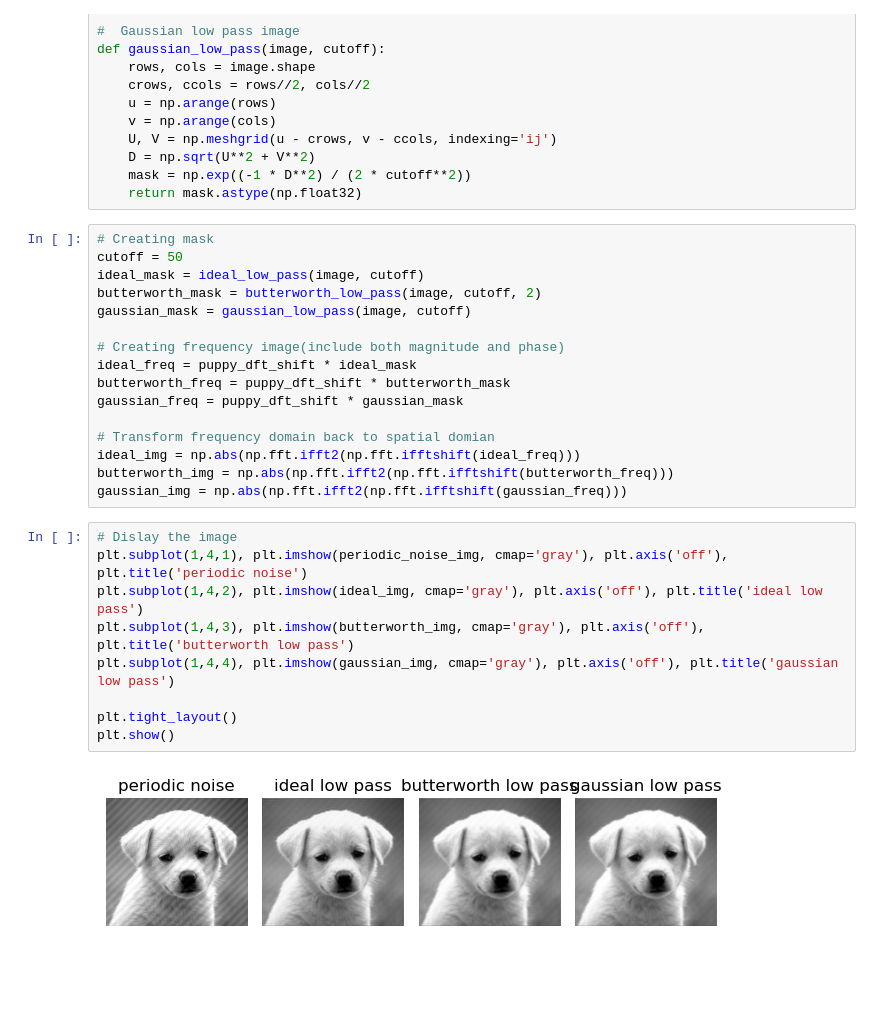
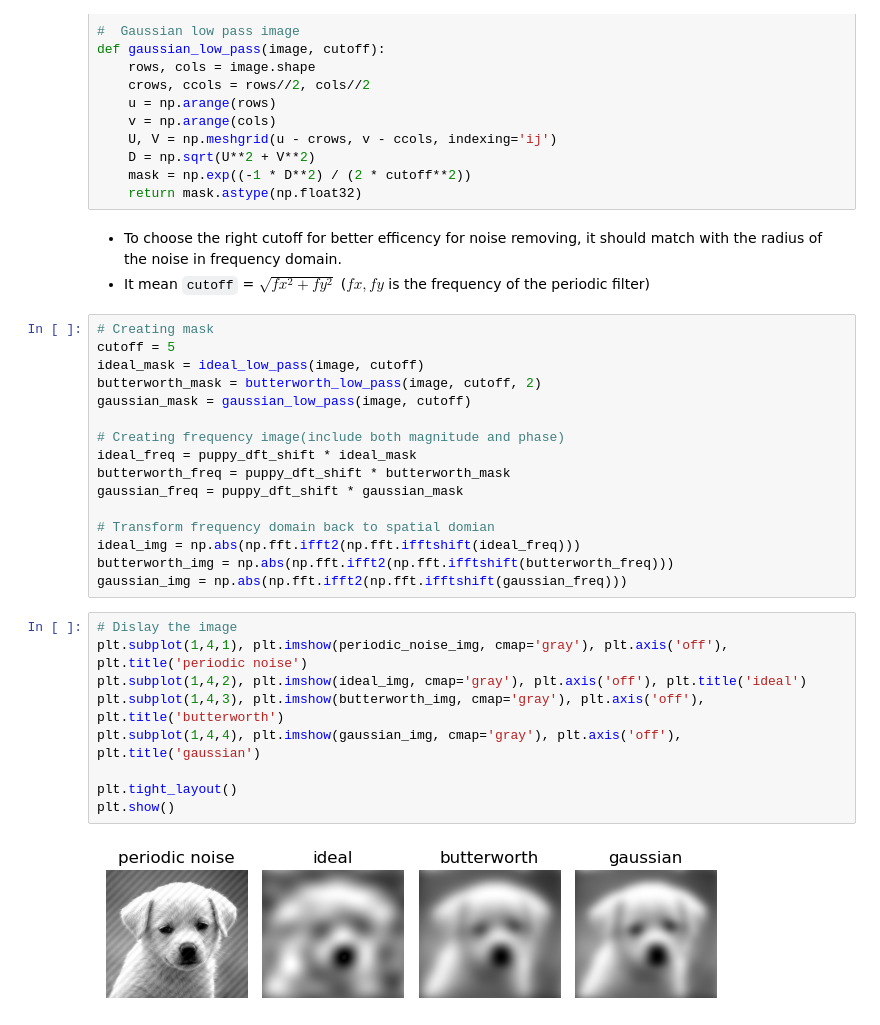
Before and after one commit to quangminh141005/Image_processing, a Jupyter notebook: lab2/lab2.ipynb, the cells around one changed output. Drawn from its saved outputs; the diff is of its cells as text; blank space fills up the shorter version.

Commit message:
update cutoff value

```diff
--- a/lab2/lab2.ipynb
+++ b/lab2/lab2.ipynb
@@ -203,9 +203,12 @@ def gaussian_low_pass(image, cutoff):
     D = np.sqrt(U**2 + V**2)
     mask = np.exp((-1 * D**2) / (2 * cutoff**2))
     return mask.astype(np.float32)
+# %% [markdown]
+- To choose the right cutoff for better efficency for noise removing, it should match with the radius of the noise in frequency domain.
+- It mean `cutoff` = $ \sqrt{fx^2 + fy^2}$  ($fx, fy$ is the frequency of the periodic filter)
 # %%
 # Creating mask
-cutoff = 50
+cutoff = 5
 ideal_mask = ideal_low_pass(image, cutoff)
 butterworth_mask = butterworth_low_pass(image, cutoff, 2)
 gaussian_mask = gaussian_low_pass(image, cutoff)
@@ -222,11 +225,11 @@ gaussian_img = np.abs(np.fft.ifft2(np.fft.ifftshift(gaussian_freq)))
 # %%
 # Dislay the image
 plt.subplot(1,4,1), plt.imshow(periodic_noise_img, cmap='gray'), plt.axis('off'), plt.title('periodic noise')
-plt.subplot(1,4,2), plt.imshow(ideal_img, cmap='gray'), plt.axis('off'), plt.title('ideal low pass')
-plt.subplot(1,4,3), plt.imshow(butterworth_img, cmap='gray'), plt.axis('off'), plt.title('butterworth low pass')
-plt.subplot(1,4,4), plt.imshow(gaussian_img, cmap='gray'), plt.axis('off'), plt.title('gaussian low pass')
+plt.subplot(1,4,2), plt.imshow(ideal_img, cmap='gray'), plt.axis('off'), plt.title('ideal')
+plt.subplot(1,4,3), plt.imshow(butterworth_img, cmap='gray'), plt.axis('off'), plt.title('butterworth')
+plt.subplot(1,4,4), plt.imshow(gaussian_img, cmap='gray'), plt.axis('off'), plt.title('gaussian')
 
 plt.tight_layout()
 plt.show()
 # %% [output]
-[figure, old version]
+[figure, new version]
```
